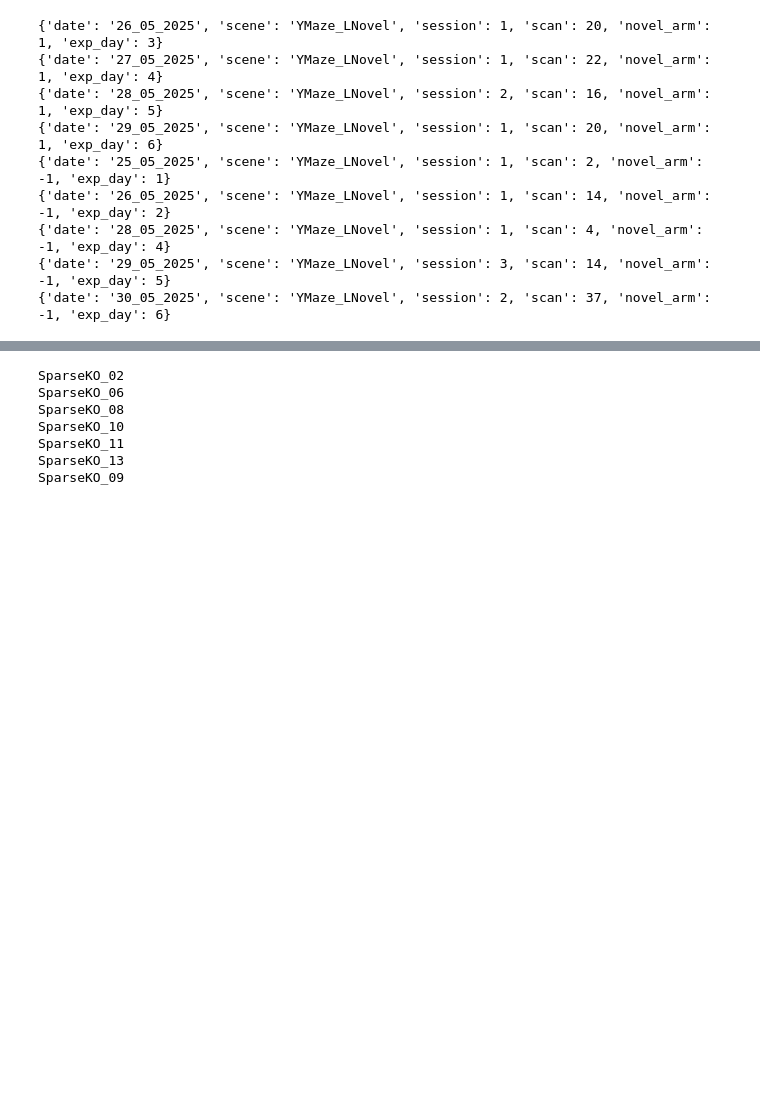
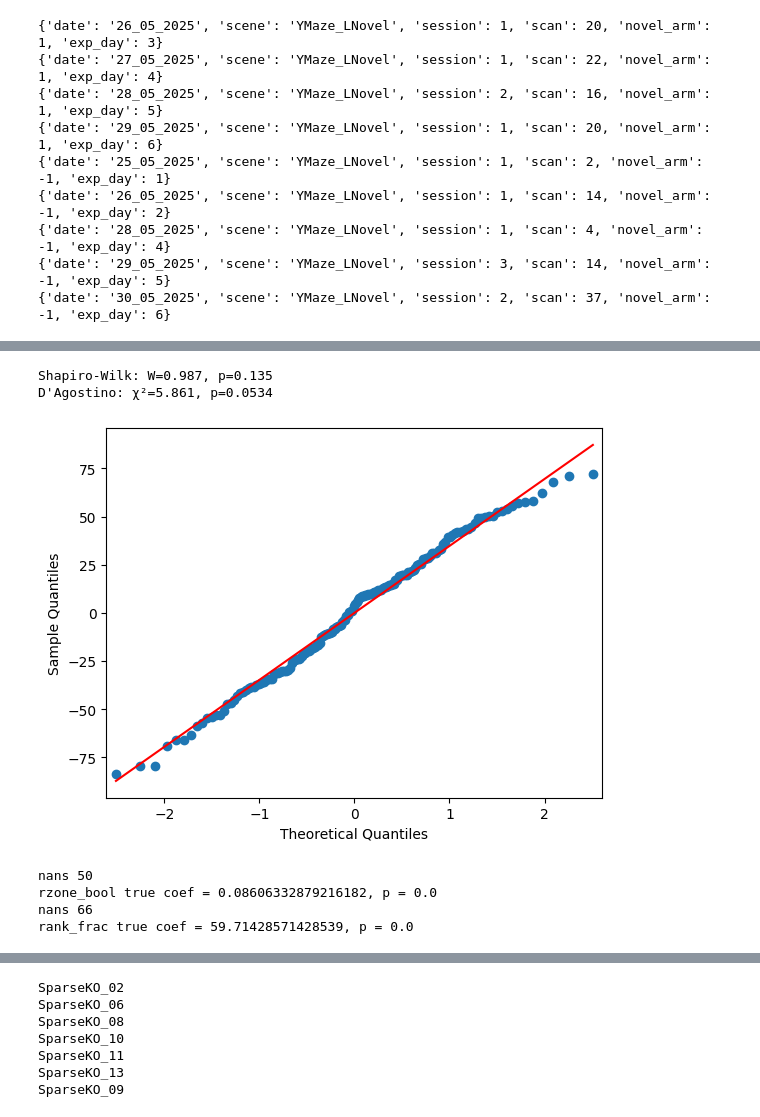
Before and after one commit to GiocomoLab/STX3KO_analyses, a Jupyter notebook: notebooks/figure4/reward_overrep_sparse.ipynb, the cells around one changed output, grey strips where cells are left out. Cells and saved outputs as stored; diff of their text form; code cells hidden in the pictures; blank space fills up the shorter version.

Commit message:
plotting code

```diff
--- a/notebooks/figure4/reward_overrep_sparse.ipynb
+++ b/notebooks/figure4/reward_overrep_sparse.ipynb
@@ -141,0 +131,11 @@ fig.savefig( figdir / 'frac_per_day_combined.pdf', bbox_inches='tight')
+# %%
+df = frac_cls.df.copy()
+df['rank_frac'] = df['frac'].rank()
+
+
+df['mouse'] = df['mouse'].astype('category')
+# df = df.dropna()
+
+mdl = smf.mixedlm('rank_frac ~ C(chan) * C(day) * C(ttype)', df, groups = df["mouse"])
+res = mdl.fit()
+res.summary()
@@ -141,0 +178,34 @@ fig.savefig( figdir / 'frac_per_day_combined.pdf', bbox_inches='tight')
+# %%
+import statsmodels.api as sm
+from scipy.stats import shapiro, normaltest, anderson
+fig = sm.qqplot(res.resid, line ='s')
+
+# Shapiro-Wilk test (good for small–moderate n)
+shapiro_test = shapiro(res.resid)
+print(f"Shapiro-Wilk: W={shapiro_test.statistic:.3f}, p={shapiro_test.pvalue:.3g}")
+
+# D’Agostino and Pearson omnibus test (good for larger n)
+dagostino_test = normaltest(res.resid)
+print(f"D'Agostino: χ²={dagostino_test.statistic:.3f}, p={dagostino_test.pvalue:.3g}")
+# %% [output]
+Shapiro-Wilk: W=0.987, p=0.135
+D'Agostino: χ²=5.861, p=0.0534
+[figure, added]
+# %%
+import pickle
+with open('/home/mplitt/shuffle_pkls/sparse_pc_frac_mixedlm_shuffle.pkl', 'rb') as file:
+        model_shuff_results = pickle.load(file)
+
+for stat in model_shuff_results.keys():
+
+    true_coef = model_shuff_results[stat]['genotype coef.']
+    shuff_coefs = model_shuff_results[stat]['shuffle genotype coef.']
+    print('nans', np.isnan(shuff_coefs).sum())
+    p = (true_coef<shuff_coefs).sum()/float(shuff_coefs.shape[0])
+    p = np.minimum(p, 1-p)
+    print(f"{stat} true coef = {true_coef}, p = {p} ")
+# %% [output]
+nans 50
+rzone_bool true coef = 0.08606332879216182, p = 0.0
+nans 66
+rank_frac true coef = 59.71428571428539, p = 0.0
```
Also changed, not shown: parts of 15 cells of this notebook, 6 other files.
